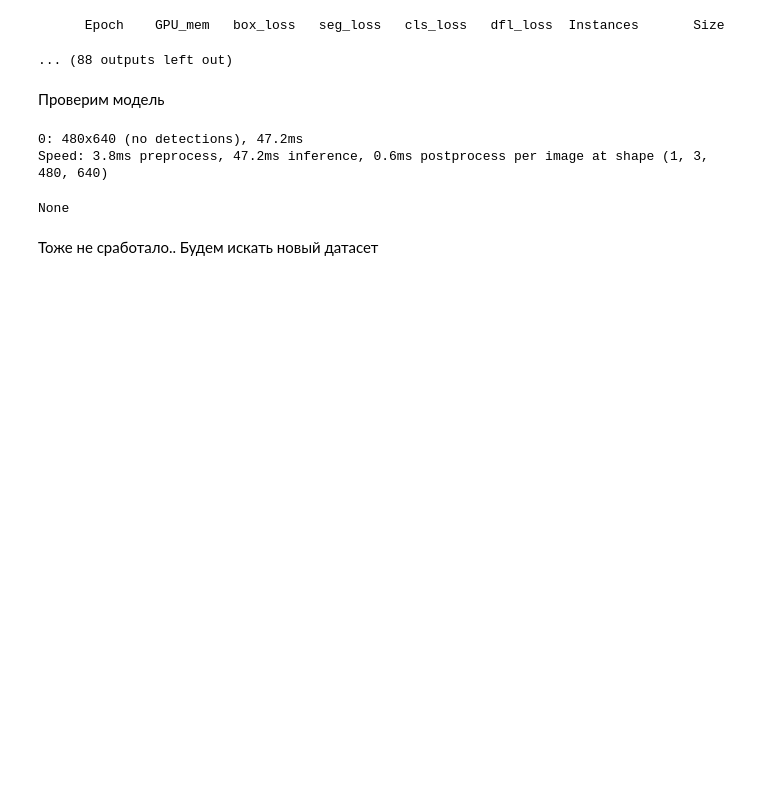
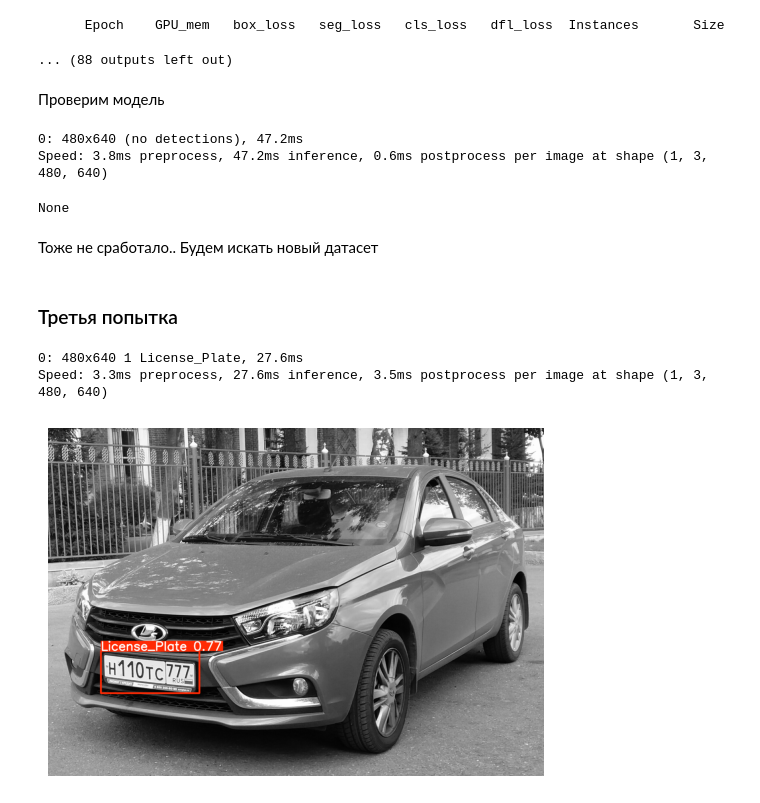
Before and after one commit to EHAT32/ml_team_homeworks, a Jupyter notebook: license-plate-removal/train_YOLO.ipynb, the cells around one changed output. Saved outputs shown, nothing was run; the diff lists cells and outputs as text; code cells hidden in the pictures; blank space fills up the shorter version.

Commit message:
working with detection

```diff
--- a/license-plate-removal/train_YOLO.ipynb
+++ b/license-plate-removal/train_YOLO.ipynb
@@ -148,3 +148,5 @@ Speed: 3.8ms preprocess, 47.2ms inference, 0.6ms postprocess per image at shape
 None
 # %% [markdown]
 Тоже не сработало.. Будем искать новый датасет
+# %% [markdown]
+### Третья попытка
@@ -150,0 +157,17 @@ None
+# %%
+import matplotlib.pyplot as plt
+model = YOLO("models/detect-best.pt")
+
+img = Image.open("datasets/vesta.jpg").convert("L")
+results = model(img)
+# Get the image with detections plotted
+img_with_detections = results[0].plot()
+
+# Display inline in Jupyter using matplotlib
+plt.imshow(img_with_detections)
+plt.axis('off')
+plt.show()
+# %% [output]
+0: 480x640 1 License_Plate, 27.6ms
+Speed: 3.3ms preprocess, 27.6ms inference, 3.5ms postprocess per image at shape (1, 3, 480, 640)
+[figure, added]
```
Also changed, not shown: parts of 1 cell of this notebook.
